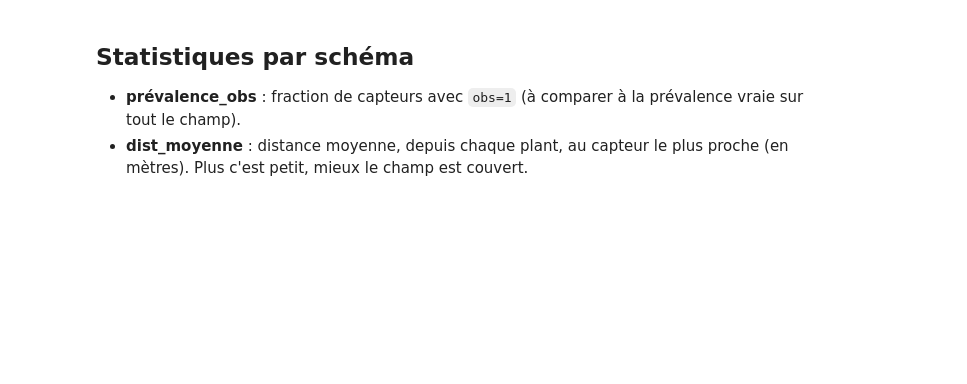
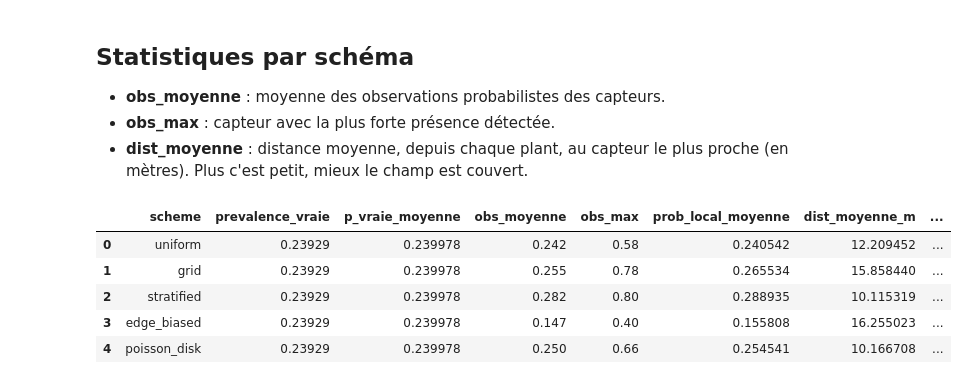
Before and after one commit to geo-projet/aphid_spatial, a Jupyter notebook: notebooks/02_exploration.ipynb, the cells around one changed output. Saved outputs shown, nothing was run; the diff lists cells and outputs as text; code cells hidden in the pictures; blank space fills up the shorter version.

```diff
--- a/notebooks/02_exploration.ipynb
+++ b/notebooks/02_exploration.ipynb
@@ -46,26 +49,35 @@ plt.show()
 # %% [markdown]
 ## Statistiques par schéma
 
-- **prévalence_obs** : fraction de capteurs avec ``obs=1`` (à comparer à
-  la prévalence vraie sur tout le champ).
+- **obs_moyenne** : moyenne des observations probabilistes des capteurs.
+- **obs_max** : capteur avec la plus forte présence détectée.
 - **dist_moyenne** : distance moyenne, depuis chaque plant, au capteur le
   plus proche (en mètres). Plus c'est petit, mieux le champ est couvert.
 # %%
 rows = []
 for s, r in all_readings.items():
     tree = cKDTree(r.coords)
     dist, _ = tree.query(field.coords, k=1)
     rows.append(
         {
             "scheme": s,
-            "prevalence_obs": float(r.obs.mean()),
-            "n_positifs": int(r.obs.sum()),
+            "obs_moyenne": float(r.obs.mean()),
+            "obs_max": float(r.obs.max()),
+            "prob_local_moyenne": float(r.prob_local.mean()),
             "dist_moyenne_m": float(dist.mean()),
             "dist_max_m": float(dist.max()),
         }
     )
 df = pd.DataFrame(rows)
 df.insert(1, "prevalence_vraie", float(field.presence.mean()))
+df.insert(2, "p_vraie_moyenne", float(field.prob.mean()))
 df
+# %% [output]
+|  | scheme | prevalence_vraie | p_vraie_moyenne | obs_moyenne | obs_max | prob_local_moyenne | dist_moyenne_m | ... |
+| 0 | uniform | 0.23929 | 0.239978 | 0.242 | 0.58 | 0.240542 | 12.209452 | ... |
+| 1 | grid | 0.23929 | 0.239978 | 0.255 | 0.78 | 0.265534 | 15.858440 | ... |
+| 2 | stratified | 0.23929 | 0.239978 | 0.282 | 0.80 | 0.288935 | 10.115319 | ... |
+| 3 | edge_biased | 0.23929 | 0.239978 | 0.147 | 0.40 | 0.155808 | 16.255023 | ... |
+| 4 | poisson_disk | 0.23929 | 0.239978 | 0.250 | 0.66 | 0.254541 | 10.166708 | ... |
 # %%
 fig, axes = plt.subplots(1, 2, figsize=(12, 4), constrained_layout=True)
```
Also changed, not shown: parts of 4 cells of this notebook, 6 other files.
